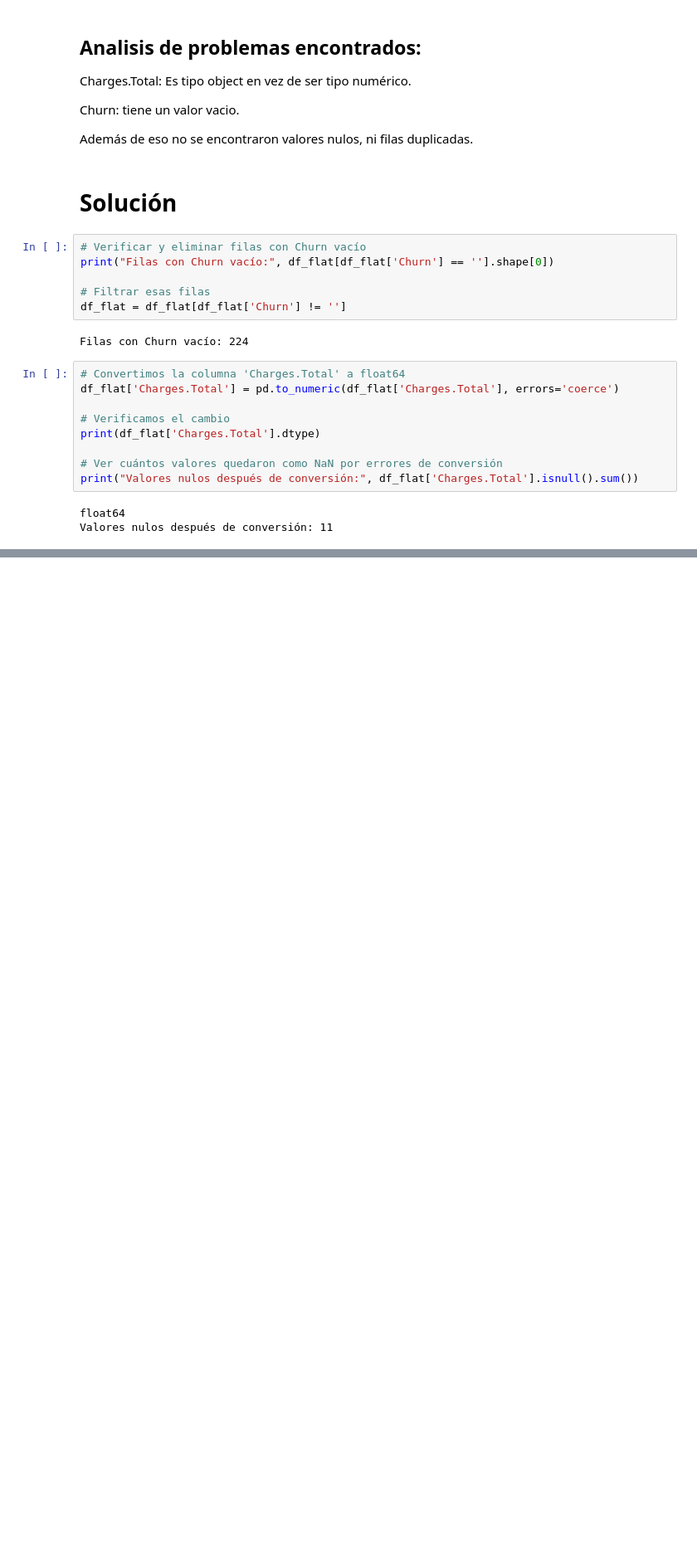
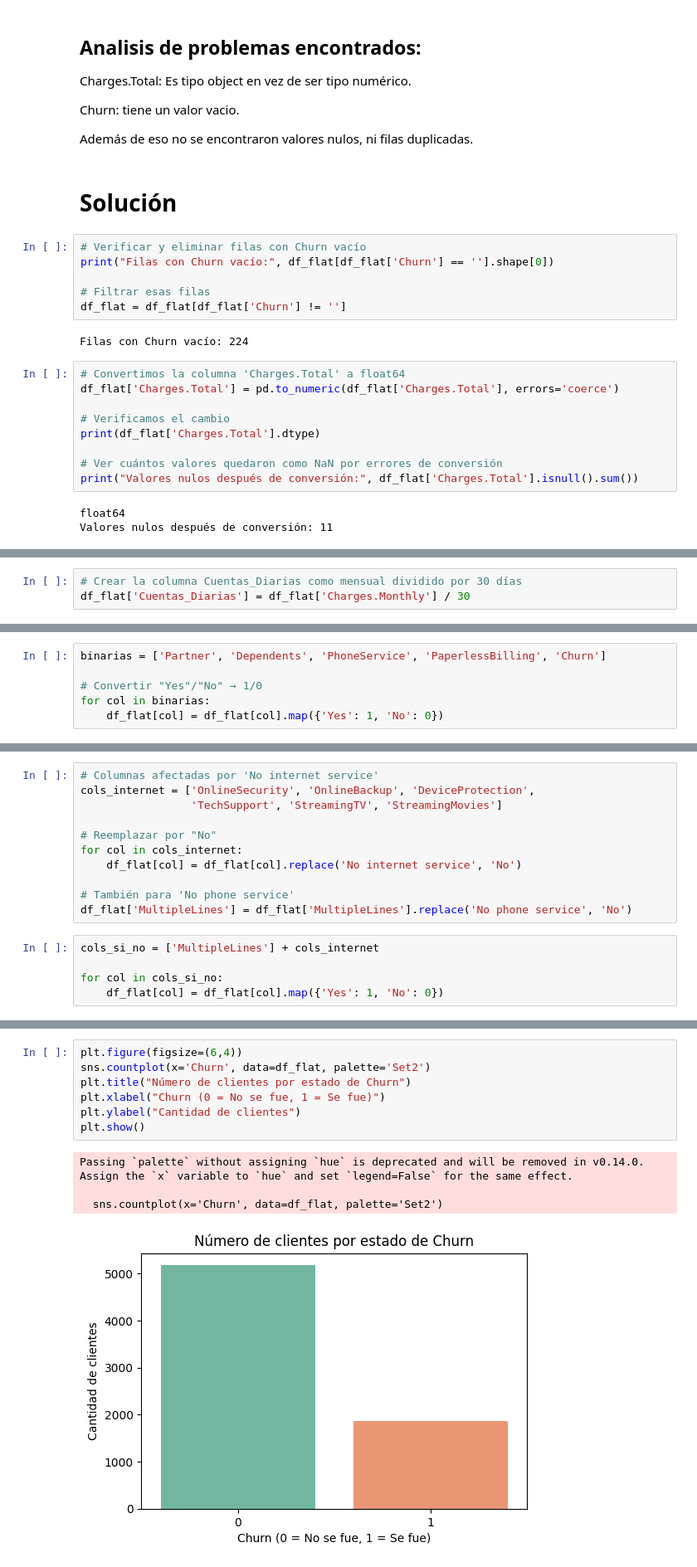
Before and after one commit to adicu7/TelecomXChallenge, a Jupyter notebook: ChallengeTelecom_Latam.ipynb, the cells around one changed output, grey strips where cells are left out. Shown at 83% size. Saved outputs shown, nothing was run; the diff lists cells and outputs as text; blank space fills up the shorter version.

```diff
--- a/ChallengeTelecom_Latam.ipynb
+++ b/ChallengeTelecom_Latam.ipynb
@@ -213,0 +261,3 @@ Valores nulos después de conversión: 11
+# %%
+# Crear la columna Cuentas_Diarias como mensual dividido por 30 días
+df_flat['Cuentas_Diarias'] = df_flat['Charges.Monthly'] / 30
@@ -213,0 +276,6 @@ Valores nulos después de conversión: 11
+# %%
+binarias = ['Partner', 'Dependents', 'PhoneService', 'PaperlessBilling', 'Churn']
+
+# Convertir "Yes"/"No" → 1/0
+for col in binarias:
+    df_flat[col] = df_flat[col].map({'Yes': 1, 'No': 0})
@@ -213,0 +284,16 @@ Valores nulos después de conversión: 11
+# %%
+# Columnas afectadas por 'No internet service'
+cols_internet = ['OnlineSecurity', 'OnlineBackup', 'DeviceProtection',
+                 'TechSupport', 'StreamingTV', 'StreamingMovies']
+
+# Reemplazar por "No"
+for col in cols_internet:
+    df_flat[col] = df_flat[col].replace('No internet service', 'No')
+
+# También para 'No phone service'
+df_flat['MultipleLines'] = df_flat['MultipleLines'].replace('No phone service', 'No')
+# %%
+cols_si_no = ['MultipleLines'] + cols_internet
+
+for col in cols_si_no:
+    df_flat[col] = df_flat[col].map({'Yes': 1, 'No': 0})
@@ -213,0 +464,12 @@ Valores nulos después de conversión: 11
+# %%
+plt.figure(figsize=(6,4))
+sns.countplot(x='Churn', data=df_flat, palette='Set2')
+plt.title("Número de clientes por estado de Churn")
+plt.xlabel("Churn (0 = No se fue, 1 = Se fue)")
+plt.ylabel("Cantidad de clientes")
+plt.show()
+# %% [output]
+Passing `palette` without assigning `hue` is deprecated and will be removed in v0.14.0. Assign the `x` variable to `hue` and set `legend=False` for the same effect.
+
+  sns.countplot(x='Churn', data=df_flat, palette='Set2')
+[figure, added]
```
Also changed, not shown: parts of 32 cells of this notebook.
